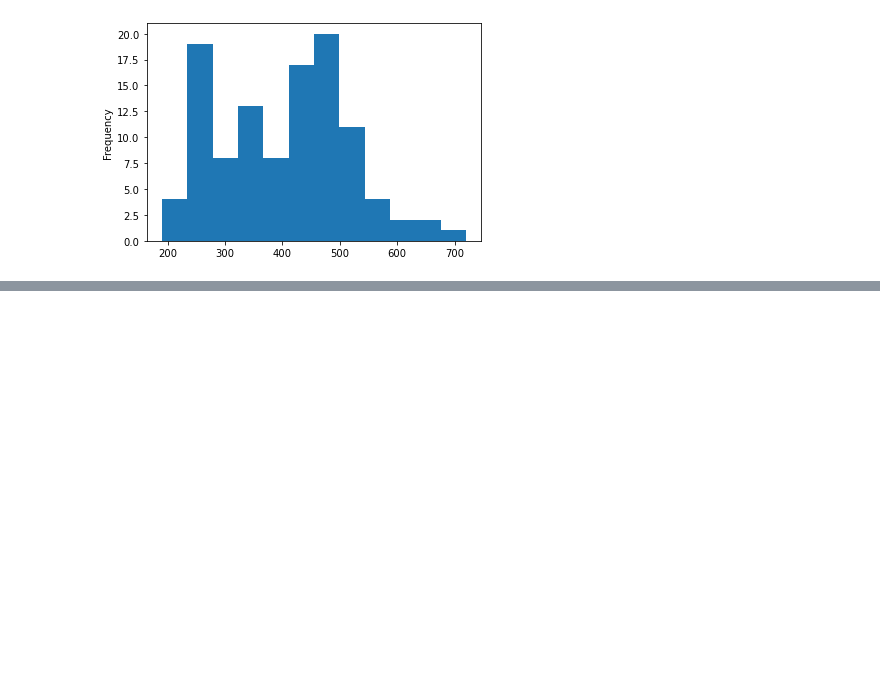
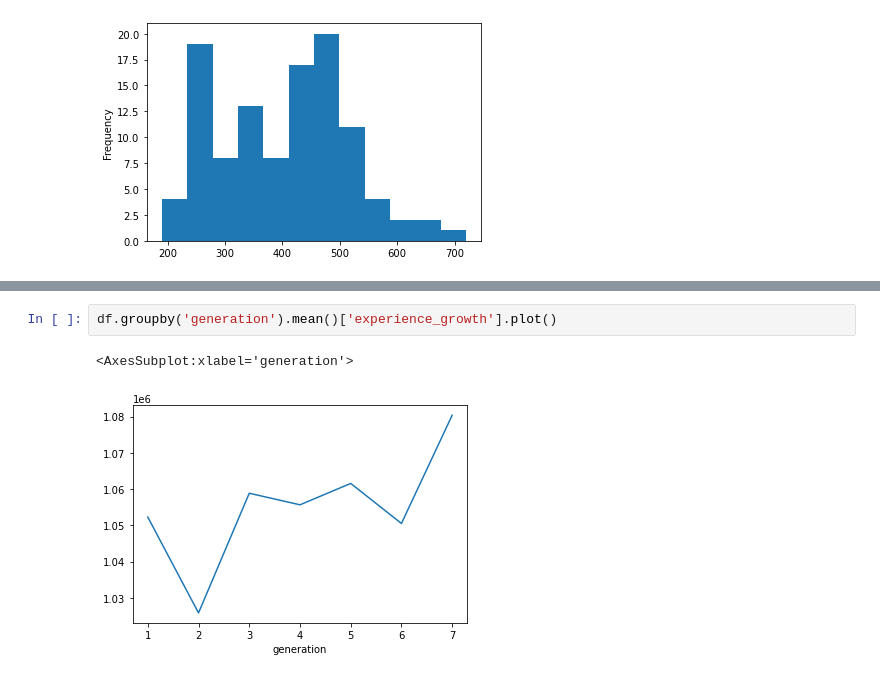
Before and after one commit to j-hendricks/Pokemon-Analysis, a Jupyter notebook: jupyter_notebook/Cleaning_Data.ipynb, the cells around one changed output, grey strips where cells are left out. Saved outputs shown, nothing was run; the diff lists cells and outputs as text; blank space fills up the shorter version.

```diff
--- a/jupyter_notebook/Cleaning_Data.ipynb
+++ b/jupyter_notebook/Cleaning_Data.ipynb
@@ -1729,0 +1907,5 @@ normal.base_total.plot.hist(bins=12)
+# %%
+df.groupby('generation').mean()['experience_growth'].plot()
+# %% [output]
+<AxesSubplot:xlabel='generation'>
+[figure, added]
```
Also changed, not shown: parts of 15 cells of this notebook.
